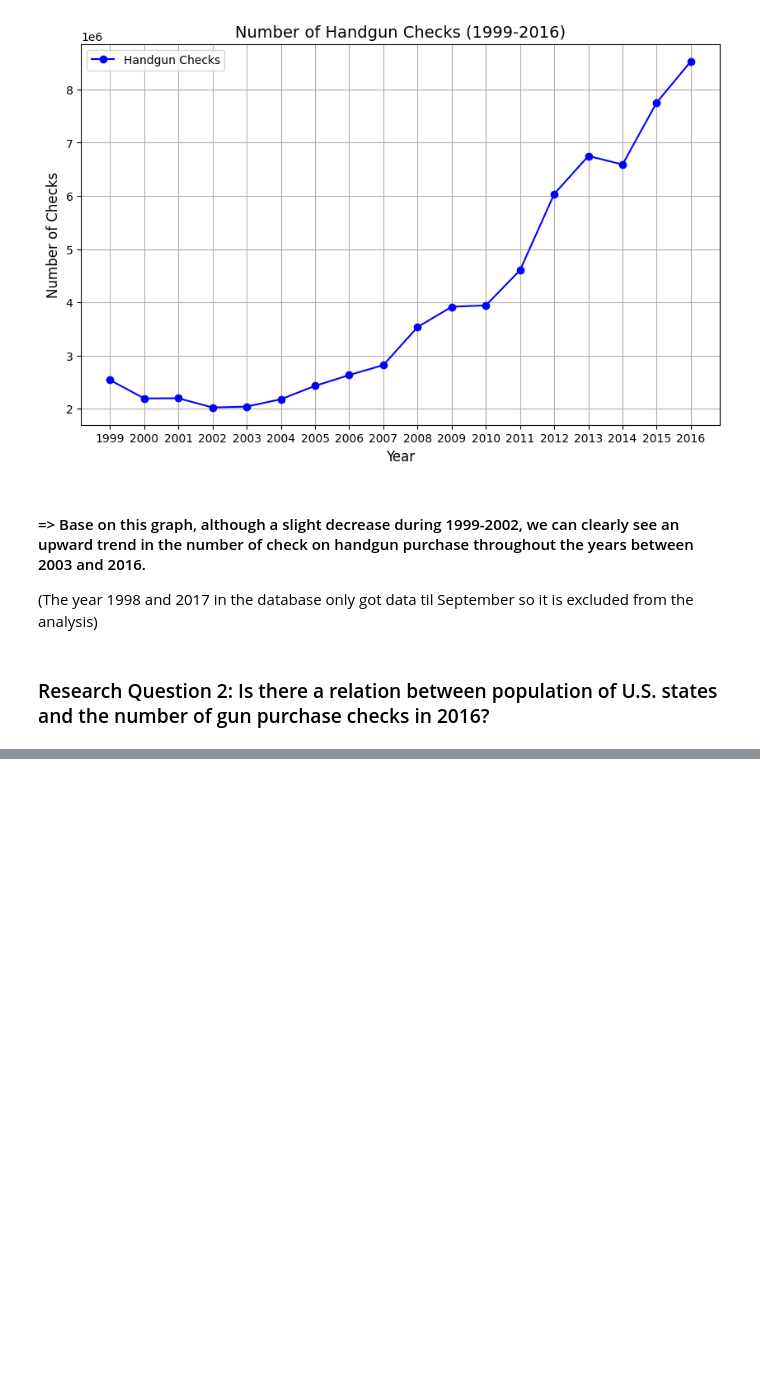
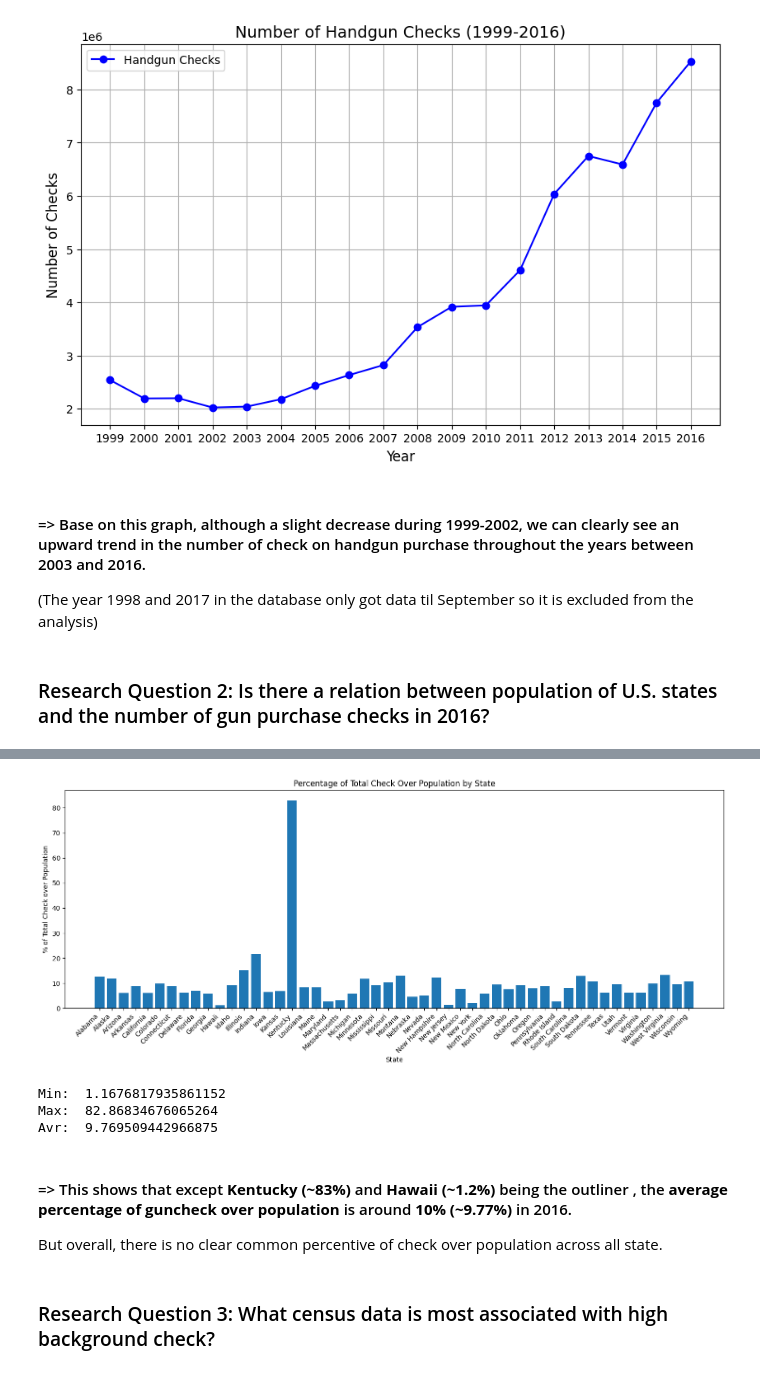
Before and after one commit to VentoTran/Udacity_DataAnalyst_Project_01_FBI_GUN_DATA, a Jupyter notebook: Investigate_a_Dataset.ipynb, the cells around one changed output, grey strips where cells are left out. Cells and saved outputs as stored; diff of their text form; code cells hidden in the pictures; blank space fills up the shorter version.

```diff
--- a/Investigate_a_Dataset.ipynb
+++ b/Investigate_a_Dataset.ipynb
@@ -436,10 +450,14 @@ df_census_2016.head(5)
 # %%
-#
+# Create a func to calculate the total value of check call of a specific state of a specific year.
 def state_total_check_of_year(year: int = 0, state: str = ''):
-    if (year <= 0) or (str == '')
+    if (year <= 0) or (str == ''):
         return -1
     #endif
 
+    filtered_df = df_focus_gun[(df_focus_gun['state'] == state) & (df_focus_gun['year'] == year)]
+    total_value = filtered_df['totals'].sum()
+    return total_value
+#enddef
 
-
-#enddef
+# Test func
+state_total_check_of_year(2016, 'California')
@@ -470,0 +500,6 @@ df_gun_2016 =
+# %%
+# Merge to calculate more ezly
+df_check_and_population_2016 = df_census_2016.merge(df_total_each_state_2016, on='State')
+df_check_and_population_2016.rename(columns={'Population': 'Population 2016'}, inplace=True)
+df_check_and_population_2016.rename(columns={'Total': 'Total Checks 2016'}, inplace=True)
+df_check_and_population_2016
@@ -470,0 +524,3 @@ df_gun_2016 =
+# %%
+df_check_and_population_2016['% of Total Check over Population'] = (df_check_and_population_2016['Total Checks 2016'] / df_check_and_population_2016['Population 2016']) * 100
+df_check_and_population_2016
@@ -470,0 +545,46 @@ df_gun_2016 =
+# %%
+# Set the figure size
+plt.figure(figsize=(18, 6))
+
+# Plot the bar chart
+plt.bar(df_check_and_population_2016['State'], df_check_and_population_2016['% of Total Check over Population'])
+
+# Set the x-axis label
+plt.xlabel('State')
+plt.xticks(rotation=45, ha='right')
+
+# Set the y-axis label
+plt.ylabel('% of Total Check over Population')
+
+# Set the title
+plt.title('Percentage of Total Check Over Population by State')
+
+# Rotate x-axis labels for better readability
+plt.xticks(rotation=45)
+
+# Display the plot
+plt.show()
+# %% [output]
+[figure, added]
+# %%
+# Min
+min_value = df_check_and_population_2016['% of Total Check over Population'].min()
+print('Min: ', min_value)
+
+# Max
+max_value = df_check_and_population_2016['% of Total Check over Population'].max()
+print('Max: ', max_value)
+
+# Avr
+mean_value = df_check_and_population_2016['% of Total Check over Population'].mean()
+print('Avr: ', mean_value)
+# %% [output]
+Min:  1.1676817935861152
+Max:  82.86834676065264
+Avr:  9.769509442966875
+# %% [markdown]
+#### => This shows that except **Kentucky (~83%)** and **Hawaii (~1.2%)** being the outliner , the **average percentage of guncheck over population** is around **10% (~9.77%)** in 2016.
+But overall, there is no clear common percentive of check over population across all state.
+# %% [markdown]
+<a id='q3'></a>
+### Research Question 3: What census data is most associated with high background check?
```
Also changed, not shown: parts of 33 cells of this notebook, 3 other files.
